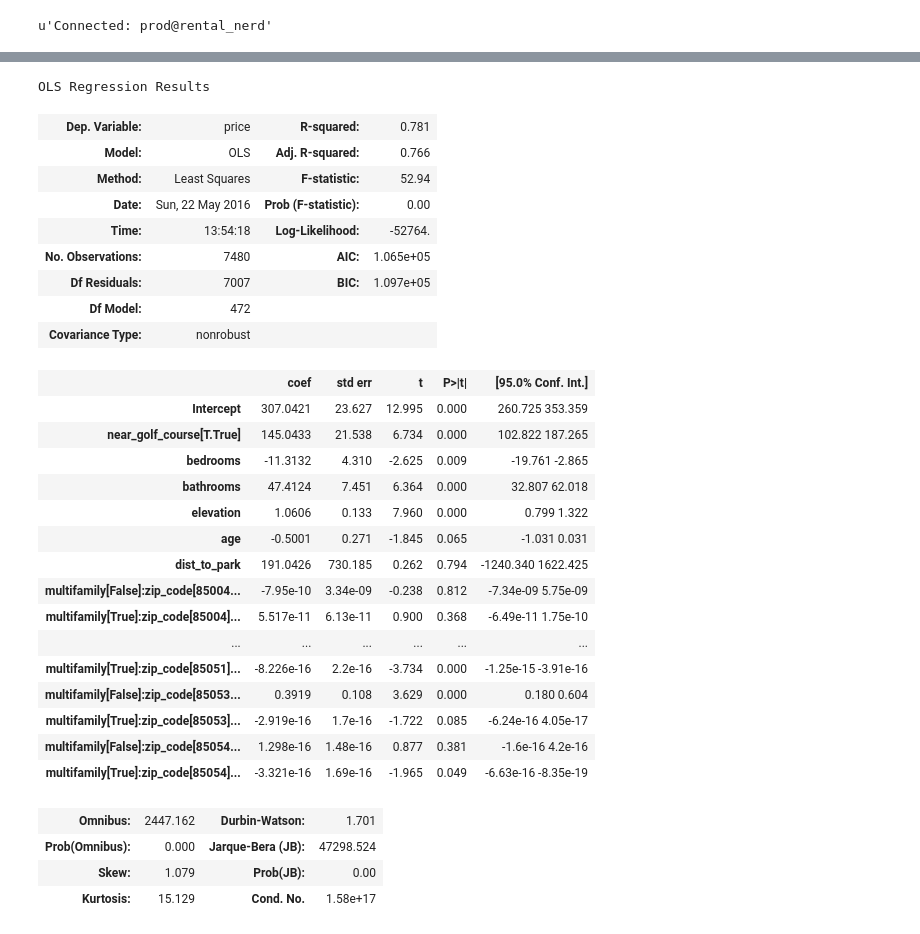
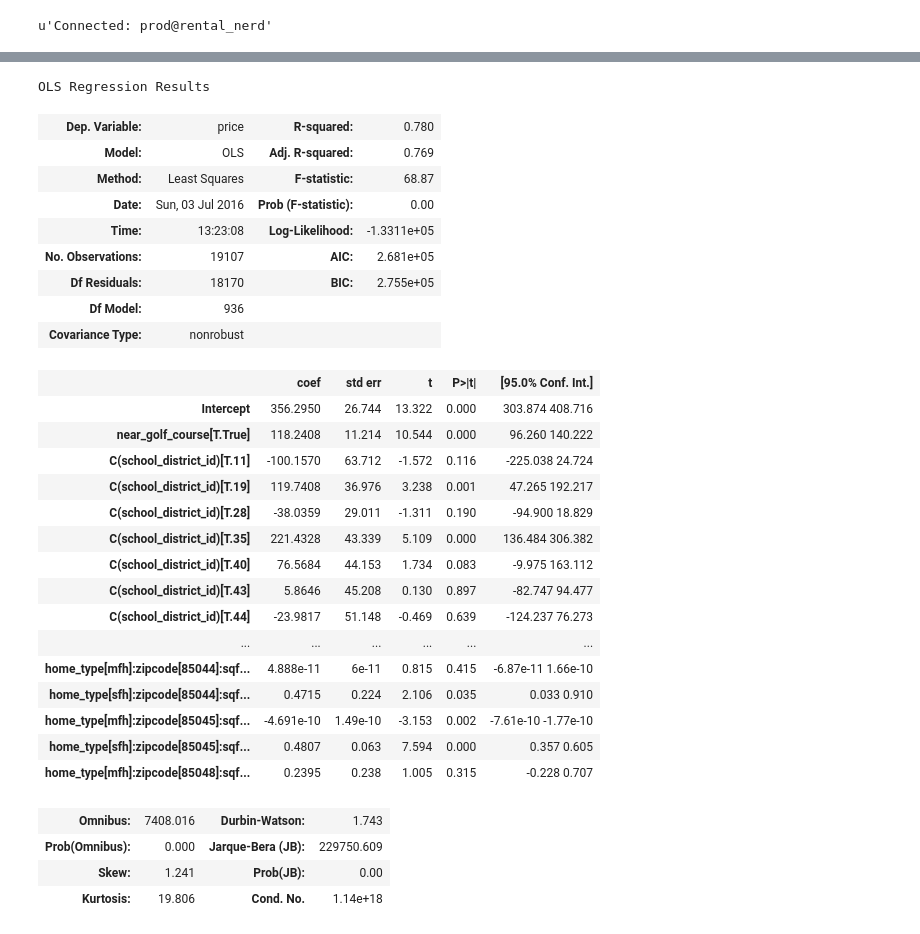
Before and after one commit to ivoytov/rentalnerd, a Jupyter notebook: scraper/PHX Model v3.ipynb, the cells around one changed output, grey strips where cells are left out. Saved outputs shown, nothing was run; the diff lists cells and outputs as text; code cells hidden in the pictures.

```diff
--- a/scraper/PHX Model v3.ipynb
+++ b/scraper/PHX Model v3.ipynb
@@ -176,6 +149,7 @@ data = data[  (data.sqft <= 10000)
             & (data.price != 0)
 #            & (data.neighborhood == 'South Scottsdale')
             & (data.transaction_status == 'closed')
+            & (data.year_built > 1900)
             & (data.bedrooms <= 6)
             & (data.bathrooms <= 6)
             & (data.sqft != 0)
@@ -233,5 +196,3 @@ class ListTable(list):
 age = 2016 - data.year_built
 age.name = 'age'
 data = pd.concat([data,age],axis=1)
-# %%
-data['multifamily'] = data['address'].str.contains("APT|UNIT|#")==True
@@ -259,38 +199,41 @@ data[data.near_golf_course == 1][['address','near_golf_course']]
-# %%
-data.elevation = data.elevation - 300
+# %%
+# adjust variables so that for most houses they result in zero (or close to zero)
+data.elevation = data.elevation - 295
+data.level = data.level - 1
+data.bathrooms = data.bathrooms - 1
 # %%
 # dist_to_park unit is 1 degree of latitude or 69 miles north south or 54 miles east west
 
-result = sm.ols(formula="price ~ bedrooms + bathrooms + elevation + age + dist_to_park + near_golf_course + multifamily:zip_code:sqft:year", data=data).fit()
+result = sm.ols(formula="price ~ bedrooms + bathrooms + elevation + level + age + dist_to_park + near_golf_course + C(school_district_id) + home_type:zipcode:sqft:year", data=data).fit()
 result.summary()
 # %% [output]
 OLS Regression Results
-| Dep. Variable: | price | R-squared: | 0.781 |
-| Model: | OLS | Adj. R-squared: | 0.766 |
-| Method: | Least Squares | F-statistic: | 52.94 |
-| Date: | Sun, 22 May 2016 | Prob (F-statistic): | 0.00 |
-| Time: | 13:54:18 | Log-Likelihood: | -52764. |
-| No. Observations: | 7480 | AIC: | 1.065e+05 |
-| Df Residuals: | 7007 | BIC: | 1.097e+05 |
-| Df Model: | 472 |  |  |
+| Dep. Variable: | price | R-squared: | 0.780 |
+| Model: | OLS | Adj. R-squared: | 0.769 |
+| Method: | Least Squares | F-statistic: | 68.87 |
+| Date: | Sun, 03 Jul 2016 | Prob (F-statistic): | 0.00 |
+| Time: | 13:23:08 | Log-Likelihood: | -1.3311e+05 |
+| No. Observations: | 19107 | AIC: | 2.681e+05 |
+| Df Residuals: | 18170 | BIC: | 2.755e+05 |
+| Df Model: | 936 |  |  |
 | Covariance Type: | nonrobust |  |  |
 |  | coef | std err | t | P>|t| | [95.0% Conf. Int.] |
-| Intercept | 307.0421 | 23.627 | 12.995 | 0.000 | 260.725 353.359 |
-| near_golf_course[T.True] | 145.0433 | 21.538 | 6.734 | 0.000 | 102.822 187.265 |
-| bedrooms | -11.3132 | 4.310 | -2.625 | 0.009 | -19.761 -2.865 |
-| bathrooms | 47.4124 | 7.451 | 6.364 | 0.000 | 32.807 62.018 |
-| elevation | 1.0606 | 0.133 | 7.960 | 0.000 | 0.799 1.322 |
-| age | -0.5001 | 0.271 | -1.845 | 0.065 | -1.031 0.031 |
-| dist_to_park | 191.0426 | 730.185 | 0.262 | 0.794 | -1240.340 1622.425 |
-| multifamily[False]:zip_code[85004... | -7.95e-10 | 3.34e-09 | -0.238 | 0.812 | -7.34e-09 5.75e-09 |
-| multifamily[True]:zip_code[85004]... | 5.517e-11 | 6.13e-11 | 0.900 | 0.368 | -6.49e-11 1.75e-10 |
+| Intercept | 356.2950 | 26.744 | 13.322 | 0.000 | 303.874 408.716 |
+| near_golf_course[T.True] | 118.2408 | 11.214 | 10.544 | 0.000 | 96.260 140.222 |
+| C(school_district_id)[T.11] | -100.1570 | 63.712 | -1.572 | 0.116 | -225.038 24.724 |
+| C(school_district_id)[T.19] | 119.7408 | 36.976 | 3.238 | 0.001 | 47.265 192.217 |
+| C(school_district_id)[T.28] | -38.0359 | 29.011 | -1.311 | 0.190 | -94.900 18.829 |
+| C(school_district_id)[T.35] | 221.4328 | 43.339 | 5.109 | 0.000 | 136.484 306.382 |
+| C(school_district_id)[T.40] | 76.5684 | 44.153 | 1.734 | 0.083 | -9.975 163.112 |
+| C(school_district_id)[T.43] | 5.8646 | 45.208 | 0.130 | 0.897 | -82.747 94.477 |
+| C(school_district_id)[T.44] | -23.9817 | 51.148 | -0.469 | 0.639 | -124.237 76.273 |
 | ... | ... | ... | ... | ... | ... |
-| multifamily[True]:zip_code[85051]... | -8.226e-16 | 2.2e-16 | -3.734 | 0.000 | -1.25e-15 -3.91e-16 |
-| multifamily[False]:zip_code[85053... | 0.3919 | 0.108 | 3.629 | 0.000 | 0.180 0.604 |
-| multifamily[True]:zip_code[85053]... | -2.919e-16 | 1.7e-16 | -1.722 | 0.085 | -6.24e-16 4.05e-17 |
-| multifamily[False]:zip_code[85054... | 1.298e-16 | 1.48e-16 | 0.877 | 0.381 | -1.6e-16 4.2e-16 |
-| multifamily[True]:zip_code[85054]... | -3.321e-16 | 1.69e-16 | -1.965 | 0.049 | -6.63e-16 -8.35e-19 |
+| home_type[mfh]:zipcode[85044]:sqf... | 4.888e-11 | 6e-11 | 0.815 | 0.415 | -6.87e-11 1.66e-10 |
+| home_type[sfh]:zipcode[85044]:sqf... | 0.4715 | 0.224 | 2.106 | 0.035 | 0.033 0.910 |
+| home_type[mfh]:zipcode[85045]:sqf... | -4.691e-10 | 1.49e-10 | -3.153 | 0.002 | -7.61e-10 -1.77e-10 |
+| home_type[sfh]:zipcode[85045]:sqf... | 0.4807 | 0.063 | 7.594 | 0.000 | 0.357 0.605 |
+| home_type[mfh]:zipcode[85048]:sqf... | 0.2395 | 0.238 | 1.005 | 0.315 | -0.228 0.707 |
-| Omnibus: | 2447.162 | Durbin-Watson: | 1.701 |
-| Prob(Omnibus): | 0.000 | Jarque-Bera (JB): | 47298.524 |
-| Skew: | 1.079 | Prob(JB): | 0.00 |
-| Kurtosis: | 15.129 | Cond. No. | 1.58e+17 |
+| Omnibus: | 7408.016 | Durbin-Watson: | 1.743 |
+| Prob(Omnibus): | 0.000 | Jarque-Bera (JB): | 229750.609 |
+| Skew: | 1.241 | Prob(JB): | 0.00 |
+| Kurtosis: | 19.806 | Cond. No. | 1.14e+18 |
```
Also changed, not shown: parts of 35 cells of this notebook.
